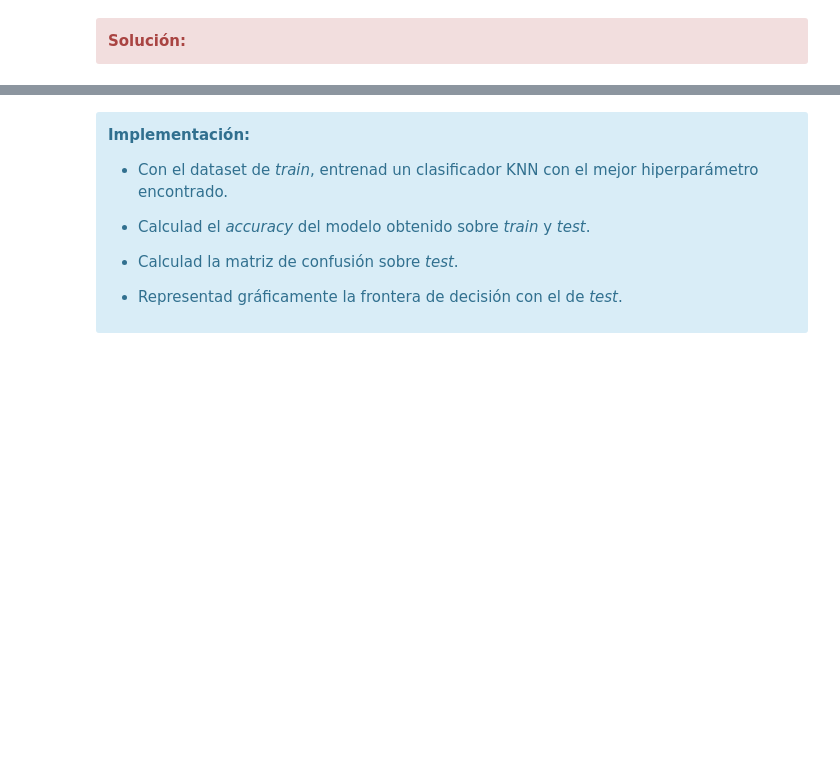
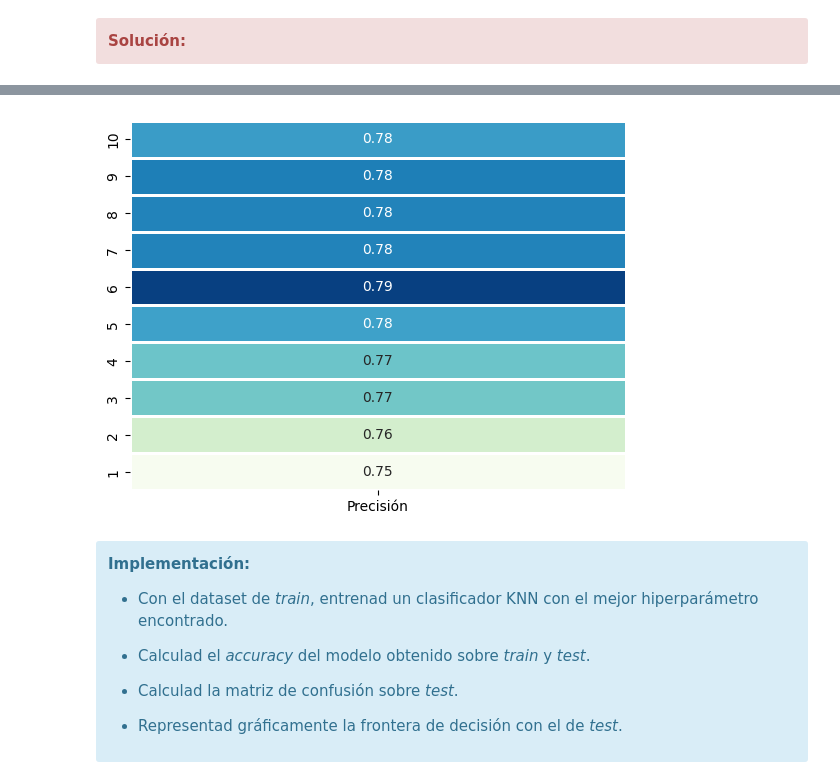
Before and after one commit to JDS1975/M-todos-supervisados, a Jupyter notebook: Copia_de_20222_M2_855_PEC3_Enunciado.ipynb, the cells around one changed output, grey strips where cells are left out. Cells and saved outputs as stored; diff of their text form; code cells hidden in the pictures; blank space fills up the shorter version.

```diff
--- a/Copia_de_20222_M2_855_PEC3_Enunciado.ipynb
+++ b/Copia_de_20222_M2_855_PEC3_Enunciado.ipynb
@@ -389,6 +378,8 @@ Si al entrenar el clasificador sale un warning y lo quieres ignorar, ejecuta el
 import warnings
 warnings.filterwarnings('ignore', message='^.*will change.*$', category=FutureWarning)
 # %%
-model = KNeighborsClassifier(n_neighbors=2)
-model.fit(X_train,y_train)
+knn = KNeighborsClassifier(n_neighbors=2)
+knn.fit(X_train,y_train)
+y_pred = knn.predict(X_test)
+accuracy_score(y_test, y_pred)
 # %% [output]
@@ -402,5 +387,5 @@ accuracy_score(y_test, y_pred)
 # %%
-matriz_confusion(model.fit(X_train,y_train), X_test, y_test)
+matriz_confusion(knn.fit(X_train,y_train), X_test, y_test)
 # %% [output]
 [figure]
 # %%
@@ -423,3 +408,9 @@ Cálculo del valor óptimo del hiperparámetro _k_ (`n_neighbors`). Utilizad una
 
 Puede utilizar el módulo `GridSearchCV` de `sklearn` el cálculo del mejor hiperparámetro, y `heatmap` de `Seaborn`.
 </div>
+# %%
+param_grid = {"n_neighbors": range(1, 11)}
+grid = GridSearchCV(knn, param_grid)
+grid.fit(X_train, y_train)
+grid_search=grid.fit(X_train, y_train)
+print(grid_search.best_params_)
@@ -430,3 +444,11 @@ Puede utilizar el módulo `GridSearchCV` de `sklearn` el cálculo del mejor hipe
+# %%
+# Heatmap de la precisión
+ax = sns.heatmap(pd.DataFrame(grid.cv_results_['mean_test_score'], columns=["Precisión"]), square=False, annot=True, cbar=False, cmap='GnBu', linewidths=2)
+ax.invert_yaxis()
+ax.set_yticklabels(range(1, 11))
+plt.show()
+# %% [output]
+[figure, added]
 # %% [markdown]
 <div class="alert alert-block alert-info">
 <strong>Implementación:</strong>
```
Also changed, not shown: parts of 19 cells of this notebook.
